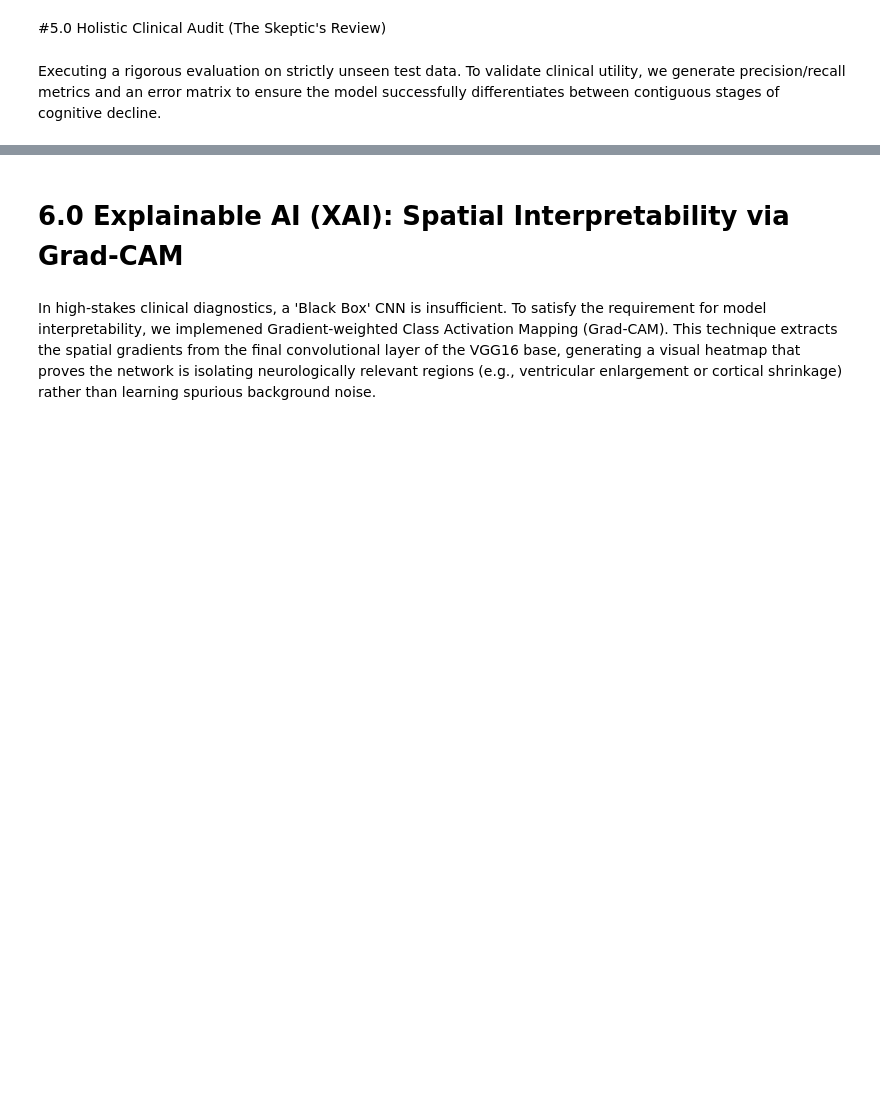
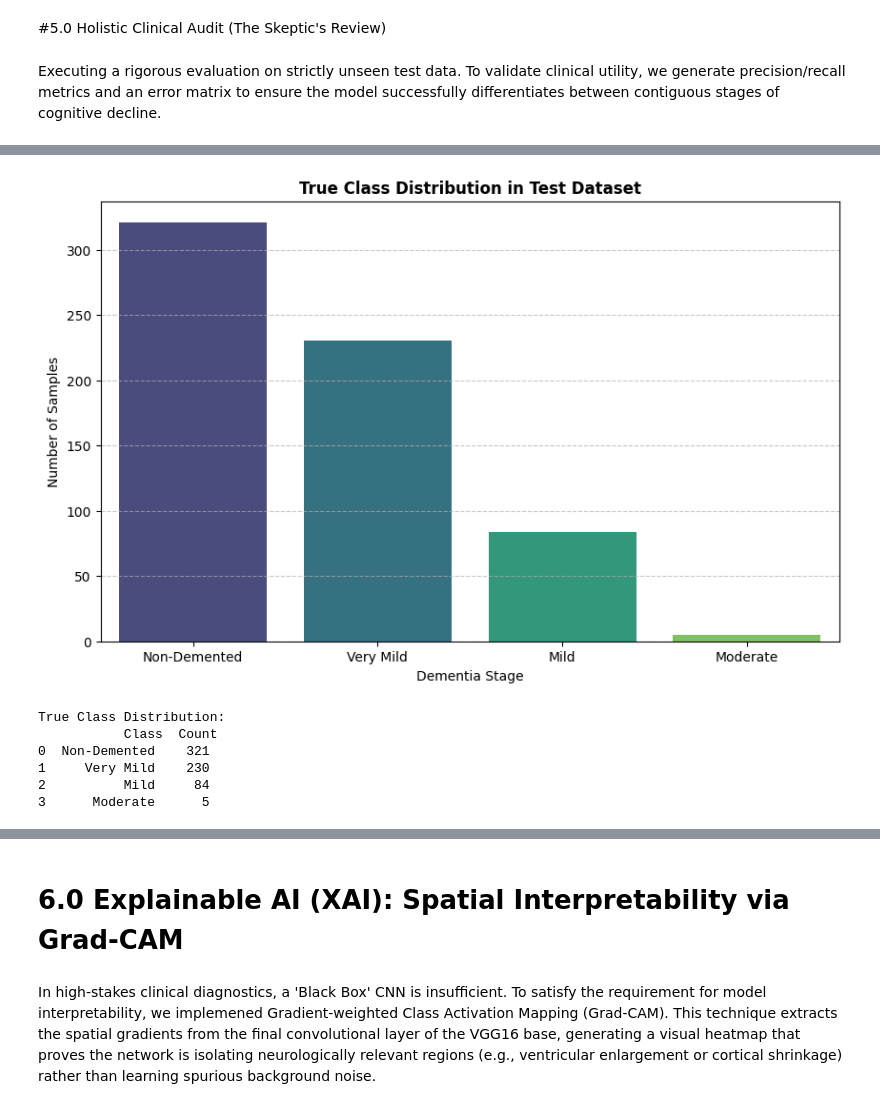
Before and after one commit to Alltingzrpozz/Alltingzrpozz, a Jupyter notebook: Copy_of_Advanced_Spatial_Feature_Extraction_Convolutional_Neural_Network_(CNN)_via_Transfer_Learning.ipynb, the cells around one changed output, grey strips where cells are left out. Drawn from its saved outputs; the diff is of its cells as text; code cells hidden in the pictures; blank space fills up the shorter version.

```diff
--- a/Copy_of_Advanced_Spatial_Feature_Extraction_Convolutional_Neural_Network_(CNN)_via_Transfer_Learning.ipynb
+++ b/Copy_of_Advanced_Spatial_Feature_Extraction_Convolutional_Neural_Network_(CNN)_via_Transfer_Learning.ipynb
@@ -351,0 +411,33 @@ plt.show()
+# %%
+import matplotlib.pyplot as plt
+import seaborn as sns
+import pandas as pd
+
+# Assuming y_true_classes and class_labels are available from Enwq6DMfNYV1
+
+# Count the occurrences of each true class
+class_counts = pd.Series(y_true_classes).value_counts().sort_index()
+
+# Map numerical indices to class names for better readability
+class_distribution = pd.DataFrame({
+    'Class': [class_labels[i] for i in class_counts.index],
+    'Count': class_counts.values
+})
+
+plt.figure(figsize=(10, 6))
+sns.barplot(x='Class', y='Count', data=class_distribution, palette='viridis', hue='Class', legend=False)
+plt.title('True Class Distribution in Test Dataset', fontweight='bold')
+plt.xlabel('Dementia Stage')
+plt.ylabel('Number of Samples')
+plt.grid(axis='y', linestyle='--', alpha=0.7)
+plt.show()
+
+print("True Class Distribution:\n", class_distribution)
+# %% [output]
+[figure, added]
+True Class Distribution:
+           Class  Count
+0  Non-Demented    321
+1     Very Mild    230
+2          Mild     84
+3      Moderate      5
```
Also changed, not shown: parts of 13 cells of this notebook.
